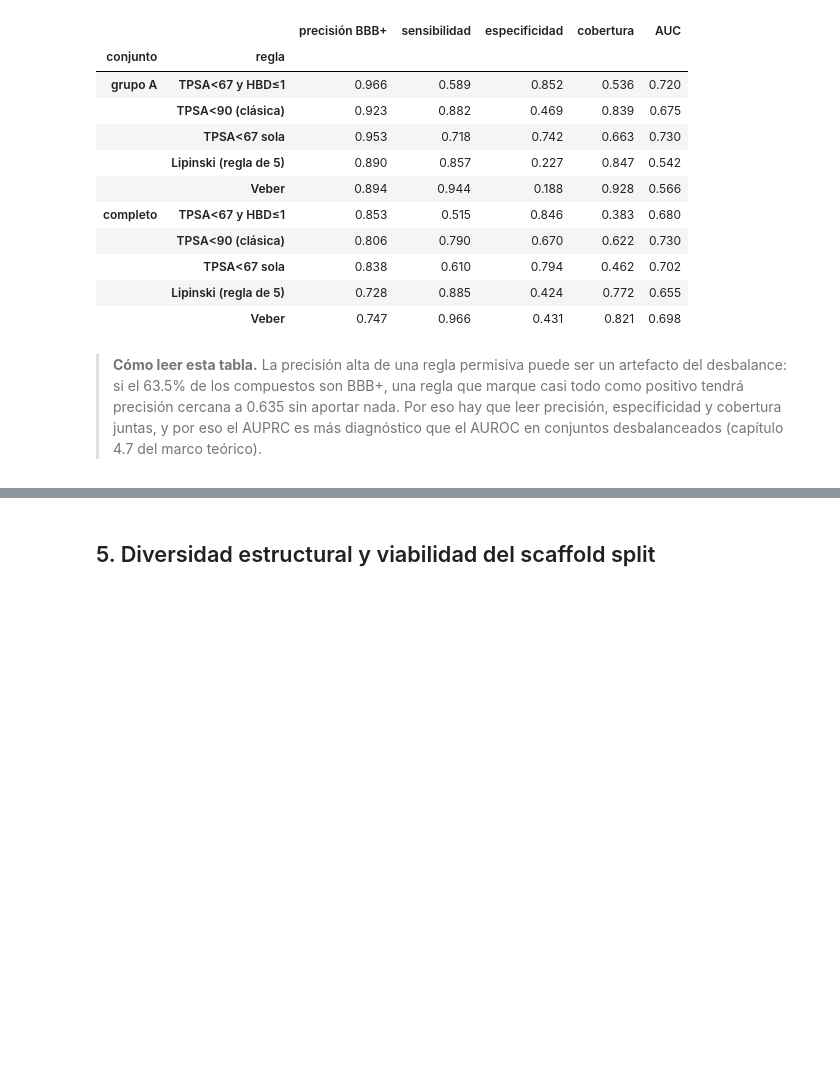
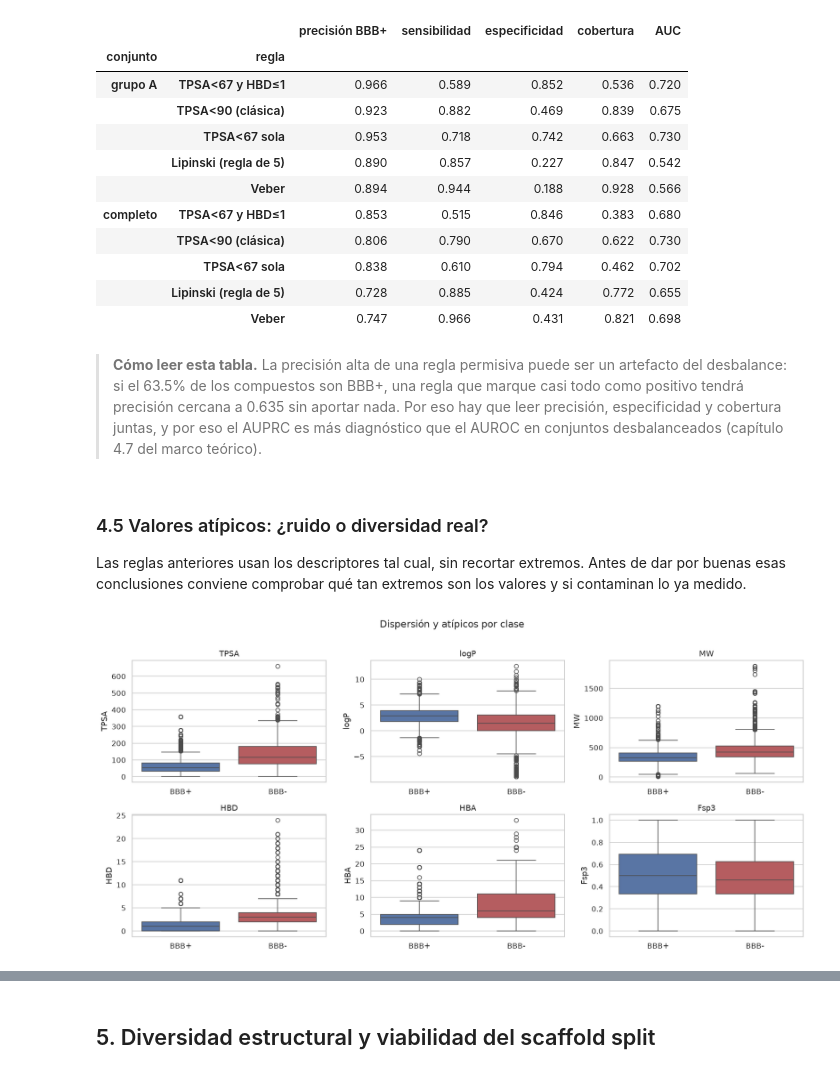
Before and after one commit to AntonioVazquezMartinez/Bioactive-AI, a Jupyter notebook: notebooks/01_EDA.ipynb, the cells around one changed output, grey strips where cells are left out. Cells and saved outputs as stored; diff of their text form; code cells hidden in the pictures; blank space fills up the shorter version.

```diff
--- a/notebooks/01_EDA.ipynb
+++ b/notebooks/01_EDA.ipynb
@@ -436,3 +521,18 @@ pd.concat([tabla_reglas(b3db[b3db["group"]=="A"], "grupo A"),
 |  | Veber | 0.747 | 0.966 | 0.431 | 0.821 | 0.698 |
 # %% [markdown]
 > **Cómo leer esta tabla.** La precisión alta de una regla permisiva puede ser un artefacto del desbalance: si el 63.5% de los compuestos son BBB+, una regla que marque casi todo como positivo tendrá precisión cercana a 0.635 sin aportar nada. Por eso hay que leer precisión, especificidad y cobertura juntas, y por eso el AUPRC es más diagnóstico que el AUROC en conjuntos desbalanceados (capítulo 4.7 del marco teórico).
+# %% [markdown]
+### 4.5 Valores atípicos: ¿ruido o diversidad real?
+
+Las reglas anteriores usan los descriptores tal cual, sin recortar extremos. Antes de dar por buenas esas conclusiones conviene comprobar qué tan extremos son los valores y si contaminan lo ya medido.
+# %%
+fig, axes = plt.subplots(2, 3, figsize=(15, 7))
+for ax, col in zip(axes.ravel(), principales):
+    sns.boxplot(data=b3db, x="BBB+/BBB-", y=col, hue="BBB+/BBB-",
+                order=["BBB+","BBB-"], palette={"BBB+":"#4C72B0","BBB-":"#C44E52"},
+                legend=False, ax=ax)
+    ax.set_title(col); ax.set_xlabel("")
+plt.suptitle("Dispersión y atípicos por clase", y=1.01)
+plt.tight_layout(); plt.show()
+# %% [output]
+[figure, added]
```
Also changed, not shown: parts of 21 cells of this notebook, 8 other files.
